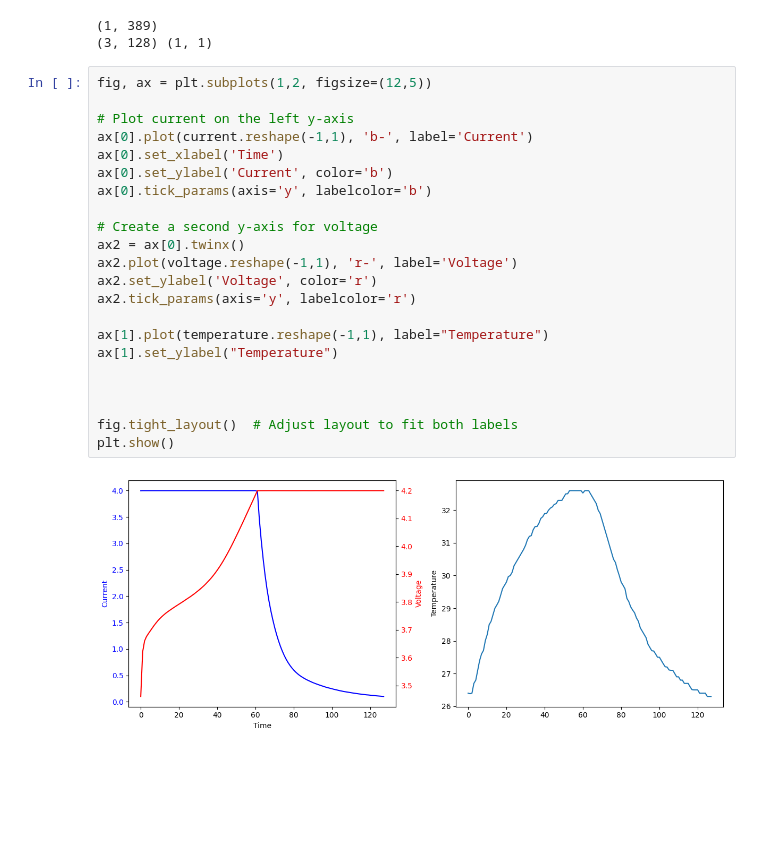
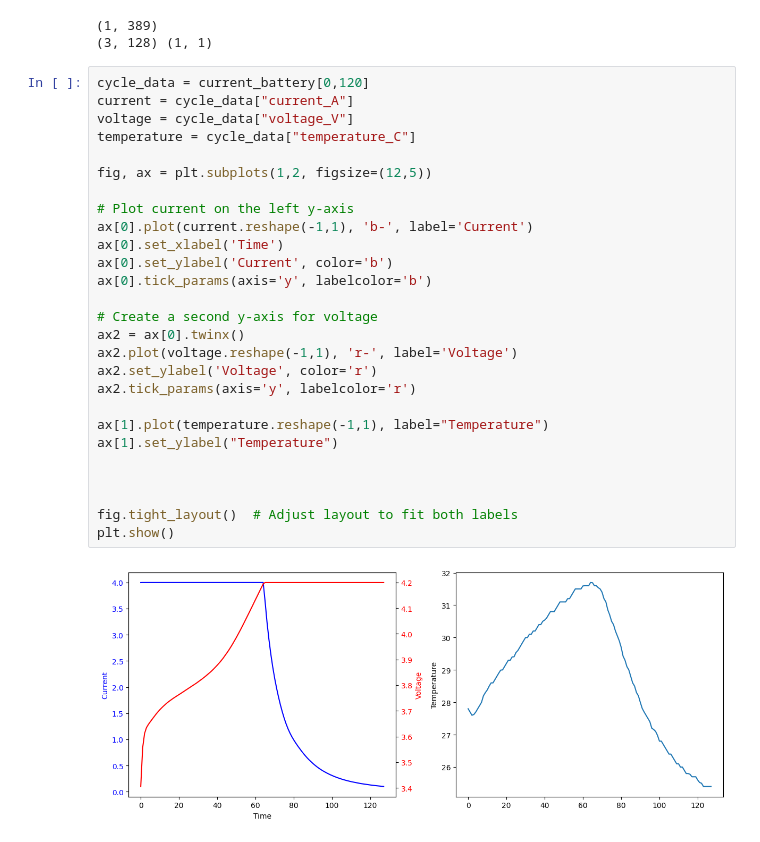
Before and after one commit to forgee-master/SOH-prediction, a Jupyter notebook: test.ipynb, the cells around one changed output. Drawn from its saved outputs; the diff is of its cells as text; blank space fills up the shorter version.

```diff
--- a/test.ipynb
+++ b/test.ipynb
@@ -41,29 +44,34 @@ for i in range(current_battery.shape[1]):
 (1, 389)
 (3, 128) (1, 1)
 # %%
+cycle_data = current_battery[0,120]
+current = cycle_data["current_A"]
+voltage = cycle_data["voltage_V"]
+temperature = cycle_data["temperature_C"]
+
 fig, ax = plt.subplots(1,2, figsize=(12,5))
 
 # Plot current on the left y-axis
 ax[0].plot(current.reshape(-1,1), 'b-', label='Current')
 ax[0].set_xlabel('Time')
 ax[0].set_ylabel('Current', color='b')
 ax[0].tick_params(axis='y', labelcolor='b')
 
 # Create a second y-axis for voltage
 ax2 = ax[0].twinx()
 ax2.plot(voltage.reshape(-1,1), 'r-', label='Voltage')
 ax2.set_ylabel('Voltage', color='r')
 ax2.tick_params(axis='y', labelcolor='r')
 
 ax[1].plot(temperature.reshape(-1,1), label="Temperature")
 ax[1].set_ylabel("Temperature")
 
 
 
 fig.tight_layout()  # Adjust layout to fit both labels
 plt.show()
 # %% [output]
-[figure, old version]
+[figure, new version]
 # %%
 plt.figure()
 plt.plot(voltage.reshape(-1,1)[-50:,])
```
Also changed, not shown: parts of 13 cells of this notebook.
